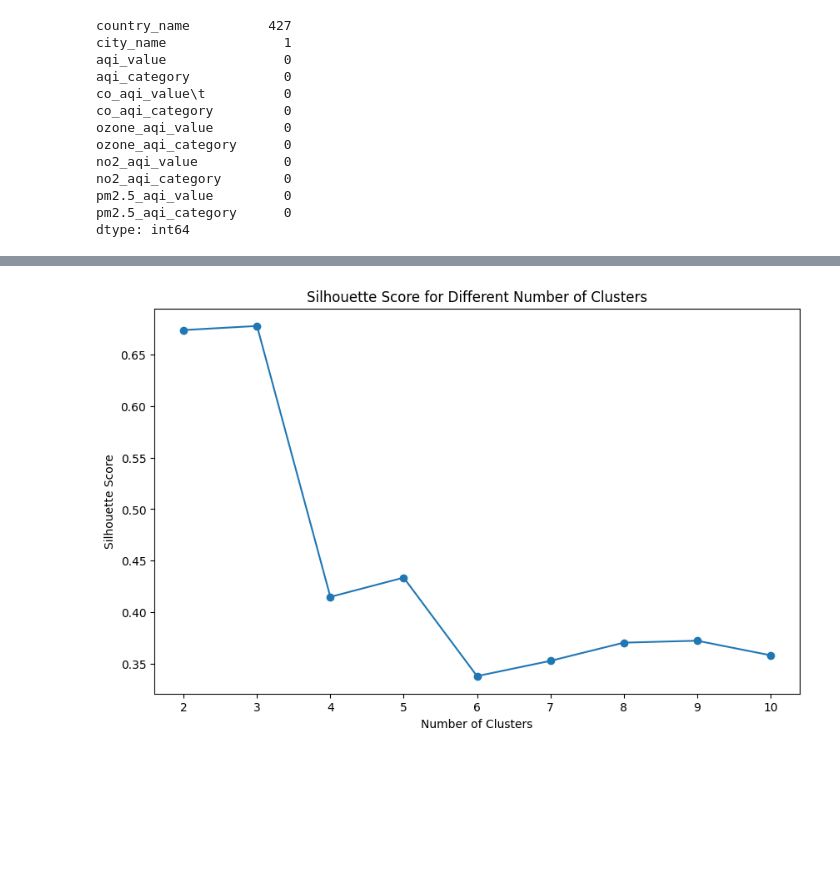
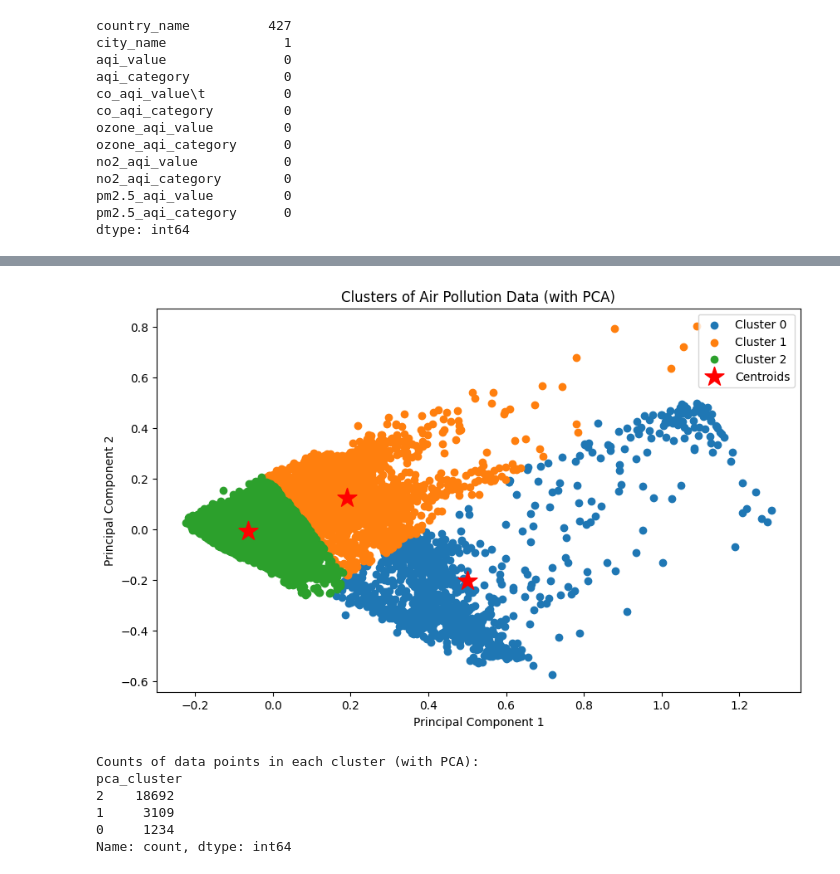
Before and after one commit to yudhamyn/PROJECT-AKHIR, a Jupyter notebook: yudha/main.ipynb, the cells around one changed output, grey strips where cells are left out. Saved outputs shown, nothing was run; the diff lists cells and outputs as text; code cells hidden in the pictures; blank space fills up the shorter version.

Commit message:
Refactor code for better performance and readability

```diff
--- a/yudha/main.ipynb
+++ b/yudha/main.ipynb
@@ -628,20 +639,45 @@ Name: count, dtype: int64
-# %%
-from sklearn.metrics import silhouette_score
-
-# Calculate silhouette score for different number of clusters
-silhouette_scores = []
-for k in range(2, 11):
-    kmeans = KMeans(n_clusters=k, random_state=42)
-    cluster_labels = kmeans.fit_predict(df_scaled[['PCA1', 'PCA2']])
-    silhouette_avg = silhouette_score(df_scaled[['PCA1', 'PCA2']], cluster_labels)
-    silhouette_scores.append(silhouette_avg)
-
-# Plot silhouette scores
-plt.figure(figsize=(10, 6))
-plt.plot(range(2, 11), silhouette_scores, marker='o')
-plt.title('Silhouette Score for Different Number of Clusters')
-plt.xlabel('Number of Clusters')
-plt.ylabel('Silhouette Score')
-plt.show()
-# %% [output]
-[figure, removed]
+# %%
+from sklearn.decomposition import PCA
+from sklearn.cluster import KMeans
+import matplotlib.pyplot as plt
+
+# Perform PCA for dimensionality reduction
+pca = PCA(n_components=3)  # Ubah jumlah komponen menjadi 3
+pca_result = pca.fit_transform(df_scaled)
+
+# Menambahkan hasil PCA ke dalam DataFrame
+df_scaled['PCA1'] = pca_result[:, 0]
+df_scaled['PCA2'] = pca_result[:, 1]
+df_scaled['PCA3'] = pca_result[:, 2]  # Menambahkan kolom untuk PCA3
+
+# Clustering dengan PCA components
+kmeans_pca = KMeans(n_clusters=3, random_state=42)
+kmeans_pca.fit(df_scaled[['PCA1', 'PCA2', 'PCA3']])  # Menggunakan ketiga komponen PCA
+
+# Menambahkan label klaster ke dalam DataFrame asli
+df_scaled['pca_cluster'] = kmeans_pca.labels_
+
+# Visualisasi klaster dengan PCA
+plt.figure(figsize=(10, 6))
+for cluster in range(3):
+    cluster_data = df_scaled[df_scaled['pca_cluster'] == cluster]
+    plt.scatter(cluster_data['PCA1'], cluster_data['PCA2'], label=f'Cluster {cluster}')
+
+plt.scatter(kmeans_pca.cluster_centers_[:, 0], kmeans_pca.cluster_centers_[:, 1], s=300, c='red', marker='*', label='Centroids')
+plt.title('Clusters of Air Pollution Data (with PCA)')
+plt.xlabel('Principal Component 1')
+plt.ylabel('Principal Component 2')
+plt.legend()
+plt.show()
+
+# Menampilkan jumlah data points dalam setiap klaster dengan PCA
+print("Counts of data points in each cluster (with PCA):")
+print(df_scaled['pca_cluster'].value_counts())
+# %% [output]
+[figure, added]
+Counts of data points in each cluster (with PCA):
+pca_cluster
+2    18692
+1     3109
+0     1234
+Name: count, dtype: int64
```
Also changed, not shown: parts of 10 cells of this notebook.
